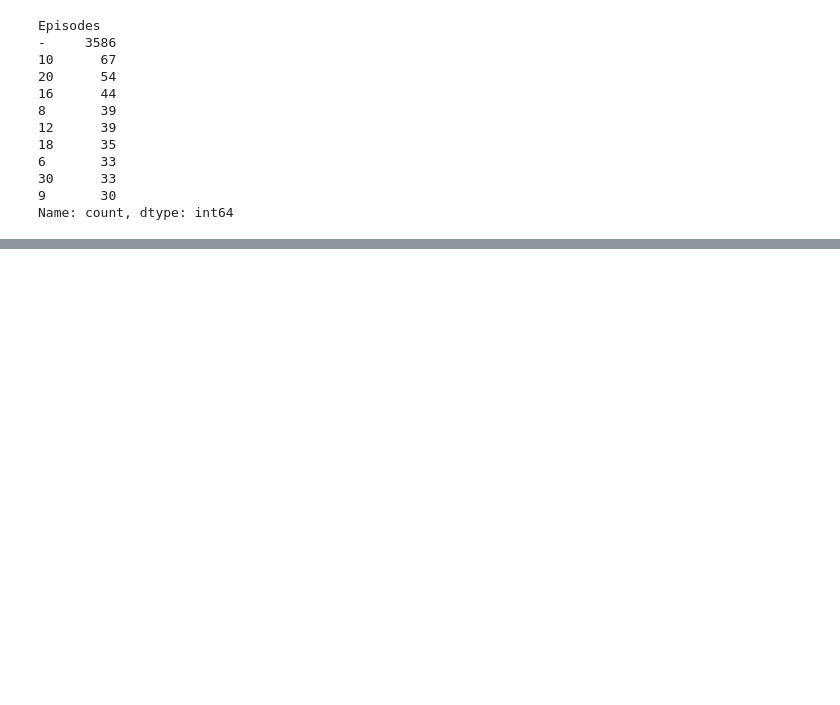
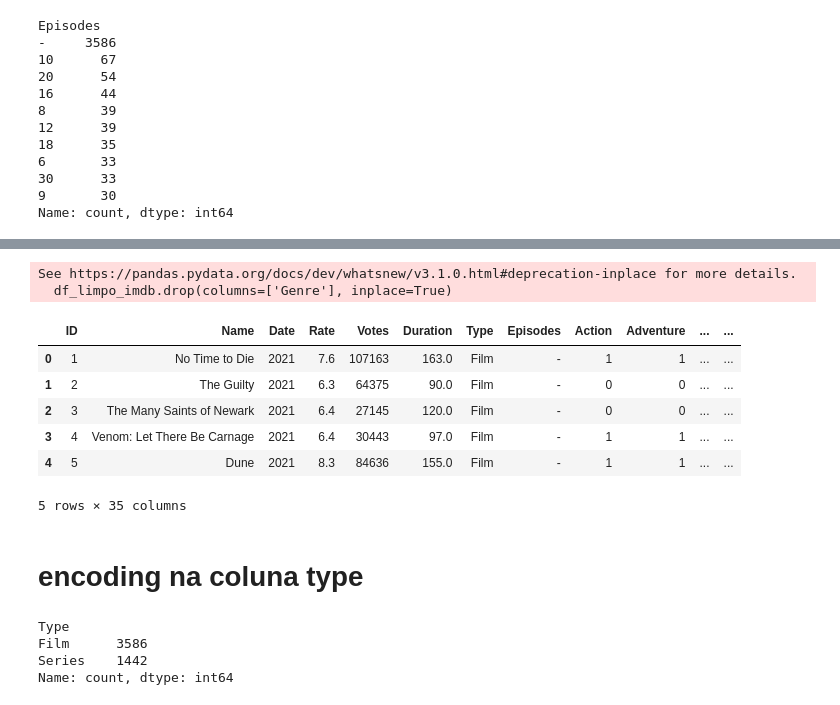
Before and after one commit to Alex-Olv/LP5Revisao, a Jupyter notebook: notebooks/tratamento_imdb.ipynb, the cells around one changed output, grey strips where cells are left out. Cells and saved outputs as stored; diff of their text form; code cells hidden in the pictures; blank space fills up the shorter version.

```diff
--- a/notebooks/tratamento_imdb.ipynb
+++ b/notebooks/tratamento_imdb.ipynb
@@ -336,0 +430,39 @@ Name: count, dtype: int64
+# %%
+generos_lista = (
+    df_limpo_imdb['Genre']
+    .fillna('')
+    .str.split(',')
+    .apply(lambda lista: [g.strip() for g in lista if g.strip()])
+)
+# %%
+mlb = MultiLabelBinarizer()
+
+generos_transformados = mlb.fit_transform(generos_lista)
+# %%
+for i, genero in enumerate(mlb.classes_):
+    df_limpo_imdb[genero] = generos_transformados[:, i]
+# %%
+#Remove a coluna original genero
+df_limpo_imdb.drop(columns=['Genre'], inplace=True)
+# %% [output]
+See https://pandas.pydata.org/docs/dev/whatsnew/v3.1.0.html#deprecation-inplace for more details.
+  df_limpo_imdb.drop(columns=['Genre'], inplace=True)
+# %%
+df_limpo_imdb.head()
+# %% [output]
+|  | ID | Name | Date | Rate | Votes | Duration | Type | Episodes | Action | Adventure | ... | ... |
+| 0 | 1 | No Time to Die | 2021 | 7.6 | 107163 | 163.0 | Film | - | 1 | 1 | ... | ... |
+| 1 | 2 | The Guilty | 2021 | 6.3 | 64375 | 90.0 | Film | - | 0 | 0 | ... | ... |
+| 2 | 3 | The Many Saints of Newark | 2021 | 6.4 | 27145 | 120.0 | Film | - | 0 | 0 | ... | ... |
+| 3 | 4 | Venom: Let There Be Carnage | 2021 | 6.4 | 30443 | 97.0 | Film | - | 1 | 1 | ... | ... |
+| 4 | 5 | Dune | 2021 | 8.3 | 84636 | 155.0 | Film | - | 1 | 1 | ... | ... |
+5 rows × 35 columns
+# %% [markdown]
+# encoding na coluna type
+# %%
+df_limpo_imdb['Type'].value_counts()
+# %% [output]
+Type
+Film      3586
+Series    1442
+Name: count, dtype: int64
```
Also changed, not shown: parts of 19 cells of this notebook, 10 other files.
